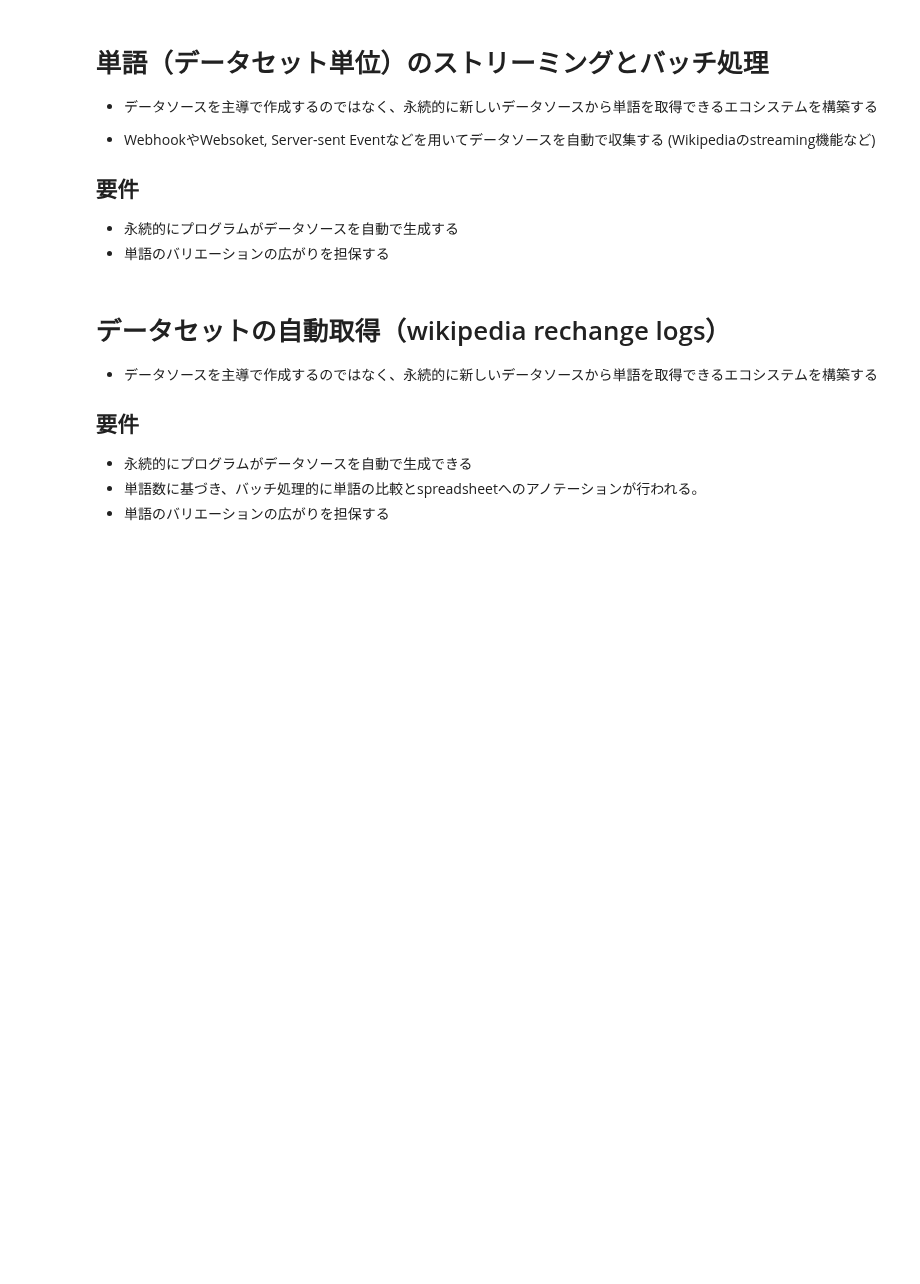
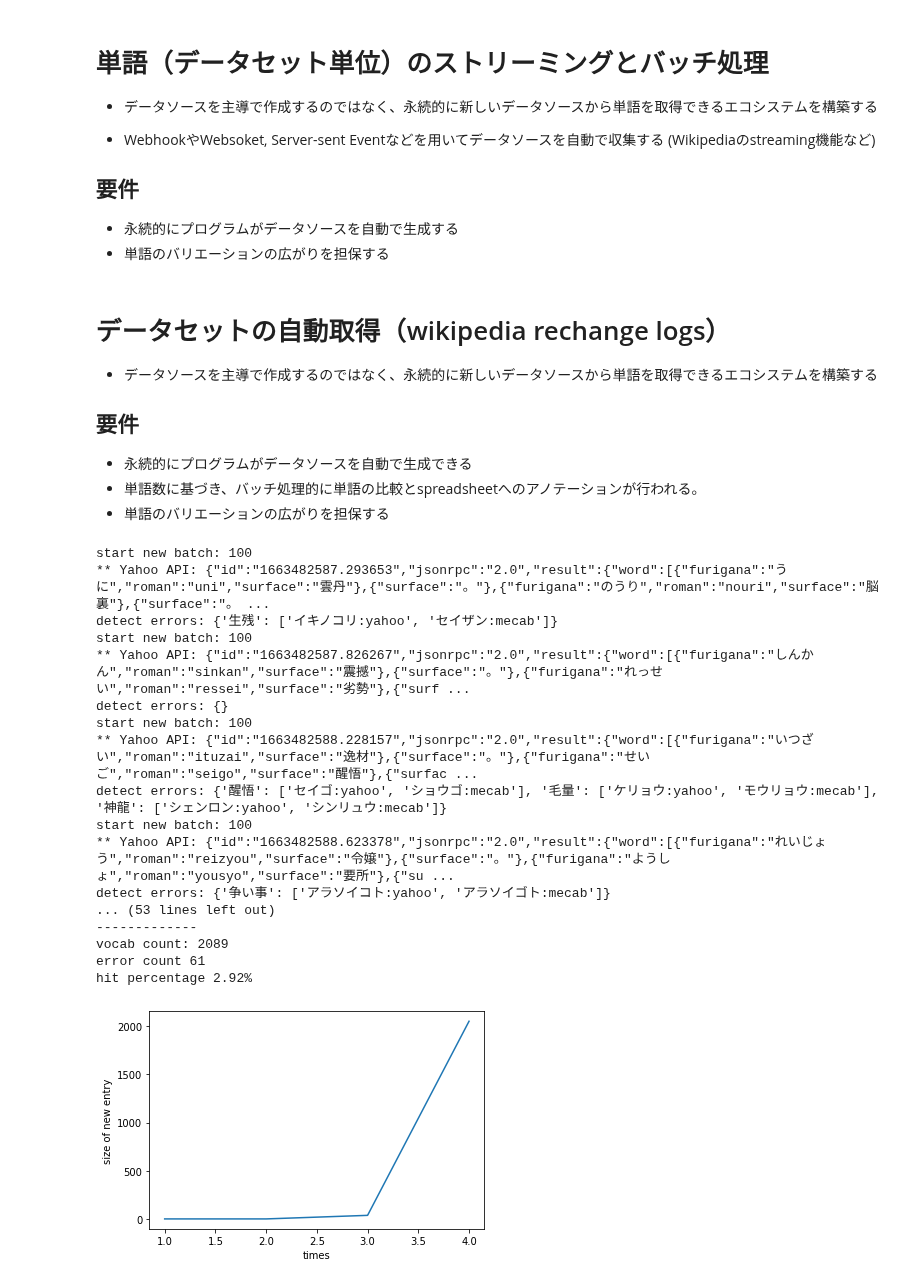
Before and after one commit to mzhkz/coefont_kana_convert_error_detector, a Jupyter notebook: 0904_detect_kana_yomi_error.ipynb, the cells around one changed output. Drawn from its saved outputs; the diff is of its cells as text; code cells hidden in the pictures; blank space fills up the shorter version.

```diff
--- a/0904_detect_kana_yomi_error.ipynb
+++ b/0904_detect_kana_yomi_error.ipynb
@@ -301,10 +302,6 @@ class BaseConverter:
 
   def get_indexkey(self, noun):
     return "{}_{}".format(self.converter_name, noun).encode("utf-8")
-
-  def _print_log(self, message):
-    if self.show_access_log:
-      print(message)
 # %% [markdown]
 ## CoeFont API (target)
 * CoefontのAPIのアクセス方法とアクセスキーが変わり次第、実装する
@@ -439,10 +436,10 @@ class YahooConverter(BaseConverter):
     encoded_params = json.dumps(params).encode()
     r = reqs.post(url=url, data=encoded_params, headers=headers)
     response_text = r.text
-    self._print_log("** Yahoo API:", response_text)
+    print("** Yahoo API:", response_text)
     response_json = json.loads(response_text)
     if "error" in response_json:
-      self._print_log("params error:", params)
+      print("params error:", params)
     kana_list = [word.get("furigana", word.get("surface", "ERR")) for word in response_json["result"]["word"]]
     return SYMBOL_NONE.join(kana_list)
 
@@ -464,7 +461,7 @@ class ConverterCompetition:
 
   # 指定されたデータソースをもとに、指定されたコンバータでかな変換を行う。
   # 名詞と、かな変換の結果をタプル型で返却する。
-  def _convert_all_on(self, data_source, converter_id, reset_cache=False, show_access_log=False):
+  def _convert_all_on(self, data_source, converter_id, reset_cache=False):
     vocabs = data_source.vocabs
     converter = self.converters[converter_id] # 指定されたコンバータを取得
     db_keys = [converter.get_indexkey(vocab) for vocab in vocabs] # 名詞をデータベースに対応するIDに変換
@@ -479,7 +476,7 @@ class ConverterCompetition:
     new_yomi_labels = [] # 変換された読みを保存するためのリスト
 
     if (len(entred_vocab) > 0): # 新しくAPIからかな変換を取得する必要があるか確かめる
-      new_yomi_labels = converter.convert(entred_vocab, show_access_log)
+      new_yomi_labels = converter.convert(entred_vocab)
 
     for vocab, label in zip(entred_vocab, new_yomi_labels):
       lebels_db.put(converter.get_indexkey(vocab), label.encode("utf-8")) # APIから取得したよみをデータベースに保存（キャッシュとなり、以降これが使われる）
@@ -496,9 +493,9 @@ class ConverterCompetition:
 
   # 指定されたデータソースをもとに、指定されたコンバータ間で結果を比較する
   # 不一致の単語とその結果をタプル型で返却する
-  def compete_to(self, data_source, subject_converter_id, target_converter_id, reset_cache=False, show_access_log=False):
+  def compete_to(self, data_source, subject_converter_id, target_converter_id, reset_cache=False):
     vocabs, yomi_labels_0 = self._convert_all_on(data_source, subject_converter_id, reset_cache)
-    _, yomi_labels_1 = self._convert_all_on(data_source, target_converter_id, reset_cache, show_access_log)
+    _, yomi_labels_1 = self._convert_all_on(data_source, target_converter_id, reset_cache)
 
     errors = []
     for idn, noun in enumerate(vocabs):
@@ -511,8 +508,8 @@ class ConverterCompetition:
 
   # 指定されたデータソースをもとに、Mecabと指定されたコンバータとの結果を比較する
   # 不一致の単語とその結果をタプル型で返却する
-  def compete_to_mecab(self, data_source, converter_id=0, reset_cache=False, show_access_log=False):
-    vocabs, yomi_labels = self._convert_all_on(data_source, converter_id, reset_cache, show_access_log)
+  def compete_to_mecab(self, data_source, converter_id=0, reset_cache=False):
+    vocabs, yomi_labels = self._convert_all_on(data_source, converter_id, reset_cache)
 
     errors = []
     for idn, noun in enumerate(vocabs):
@@ -526,7 +523,7 @@ class ConverterCompetition:
   # 指定されたデータソースををもとに、すべてのコンバータの結果を表示する、
   # ただし、対象はMeCabとCoeFontの比較で不一致の名詞のみ
   # 不一致の単語に対する各コンバーター結果を辞書型で返却する。
-  def compete_to_all(self, data_source, reset_cache=False, show_access_log=False):
+  def compete_to_all(self, data_source, reset_cache=False):
     # MeCabのエラー抽出
     errors_0 = self.compete_to_mecab(data_source, 0, reset_cache) # mecabとconverter 0を比較する
     errors = {error_0[0]:[error_0[1], error_0[2]] for error_0 in errors_0} #エラーを格納するdict
@@ -535,7 +532,7 @@ class ConverterCompetition:
     # MeCabと一致しなかった単語を外部APIにかける、
     for idc in range(1, len(self.converters)):
       array_dataset = ArrayDataSource(errors_0_nouns, []) # 対象の単語をデータソース化
-      vocabs, yomi_labels = self._convert_all_on(array_dataset, idc, reset_cache, show_access_log) #APIの結果を取得
+      vocabs, yomi_labels = self._convert_all_on(array_dataset, idc, reset_cache) #APIの結果を取得
       for checked_vocab, checked_label in zip(vocabs, yomi_labels):
         errors[checked_vocab].append(checked_label)
     return errors
@@ -620,15 +619,15 @@ class OptimaizedCompetionBatch:
          character_size += len(entry)
          # 新しく比較対象にエントリーされた総文字数がbatch_character_size以上になった場合、比較処理を行う
          if self.batch_character_size <= character_size:
-          print("start new batch:", character_size)
+          print("start new batch:", len(entries))
           entry_vocabs = list(map(lambda vocab: vocab[0], entries))
           entry_labels = list(map(lambda vocab: vocab[1], entries))
           dataset = ArrayDataSource(entry_vocabs, entry_labels) # バッチ処理に必要なデータセットを作成
           errors = dict()
           try:
-             errors = self.competiton.compete_to_all(dataset, reset_cache, show_access_log) # coefont apiとmecab and 他社apiを比較する
-          except:
-            pass
+             errors = self.competiton.compete_to_all(dataset, reset_cache) # coefont apiとmecab and 他社apiを比較する
+          except BaseException as err:
+            print(err)
           finally:
             # 初期化
             entries = []
@@ -642,7 +641,7 @@ class OptimaizedCompetionBatch:
       print("-------------")
       print("vocab count:", entry_count)
       print("error count", error_count)
-      print("hit percentage", format(float(error_count) / float(entry_count) * 100.0, '.2f') + "%")
+      print("hit percentage", format(float(error_count + 1e-8) / float(entry_count+ 1e-8) * 100.0, '.2f') + "%")
       x = np.arange(1, len(entry_rates)+1)
       y = np.array(entry_rates)
       plt.xlabel('times')
@@ -667,29 +666,48 @@ class OptimaizedCompetionBatch:
 # %%
 test_09_converters = [
     # GooConverter(app_id=secrets["goo_api_id"]),
     YahooConverter(app_id=secrets["yahoo_app_id"])]
 
 test_09_competition = ConverterCompetition(converters=test_09_converters)
 test_09_url = 'https://stream.wikimedia.org/v2/stream/recentchange'
 
 # wikipediaの更新ログをデータセットに変換するイテレータ
 def getDataSourceFromWikipedia(limit=None):
   count = 0
   for event in EventSource(test_09_url, last_id=None):
     if event.event == 'message':
         try:
             change = json.loads(event.data)
         except ValueError:
             pass
         else:
             if change["server_name"] == 'ja.wikipedia.org':
                 datasource = WikipediaDataSource(title=change["title"])
                 datasource.load()
                 count +=1
                 yield datasource
                 if limit != None and count >= limit:
                    break
 
 # datasetの上限100, バッチ処理100characterに設定し、ストリーミングを行う
-test_09_batch = OptimaizedCompetionBatch(test_09_competition, streaming_iters=getDataSourceFromWikipedia(limit=100), batch_character_size=200)
-test_09_batch.start(plot_entry_rates=True, ) #ストリーミング処理を開始
+test_09_batch = OptimaizedCompetionBatch(test_09_competition, streaming_iters=getDataSourceFromWikipedia(limit=10), batch_character_size=200)
+test_09_batch.start(plot_entry_rates=True) #ストリーミング処理を開始
+# %% [output]
+start new batch: 100
+** Yahoo API: {"id":"1663482587.293653","jsonrpc":"2.0","result":{"word":[{"furigana":"うに","roman":"uni","surface":"雲丹"},{"surface":"。"},{"furigana":"のうり","roman":"nouri","surface":"脳裏"},{"surface":"。 ...
+detect errors: {'生残': ['イキノコリ:yahoo', 'セイザン:mecab']}
+start new batch: 100
+** Yahoo API: {"id":"1663482587.826267","jsonrpc":"2.0","result":{"word":[{"furigana":"しんかん","roman":"sinkan","surface":"震撼"},{"surface":"。"},{"furigana":"れっせい","roman":"ressei","surface":"劣勢"},{"surf ...
+detect errors: {}
+start new batch: 100
+** Yahoo API: {"id":"1663482588.228157","jsonrpc":"2.0","result":{"word":[{"furigana":"いつざい","roman":"ituzai","surface":"逸材"},{"surface":"。"},{"furigana":"せいご","roman":"seigo","surface":"醒悟"},{"surfac ...
+detect errors: {'醒悟': ['セイゴ:yahoo', 'ショウゴ:mecab'], '毛量': ['ケリョウ:yahoo', 'モウリョウ:mecab'], '神龍': ['シェンロン:yahoo', 'シンリュウ:mecab']}
+start new batch: 100
+** Yahoo API: {"id":"1663482588.623378","jsonrpc":"2.0","result":{"word":[{"furigana":"れいじょう","roman":"reizyou","surface":"令嬢"},{"surface":"。"},{"furigana":"ようしょ","roman":"yousyo","surface":"要所"},{"su ...
+detect errors: {'争い事': ['アラソイコト:yahoo', 'アラソイゴト:mecab']}
+... (53 lines left out)
+-------------
+vocab count: 2089
+error count 61
+hit percentage 2.92%
+[figure, added]
```
Also changed, not shown: parts of 6 cells of this notebook.
